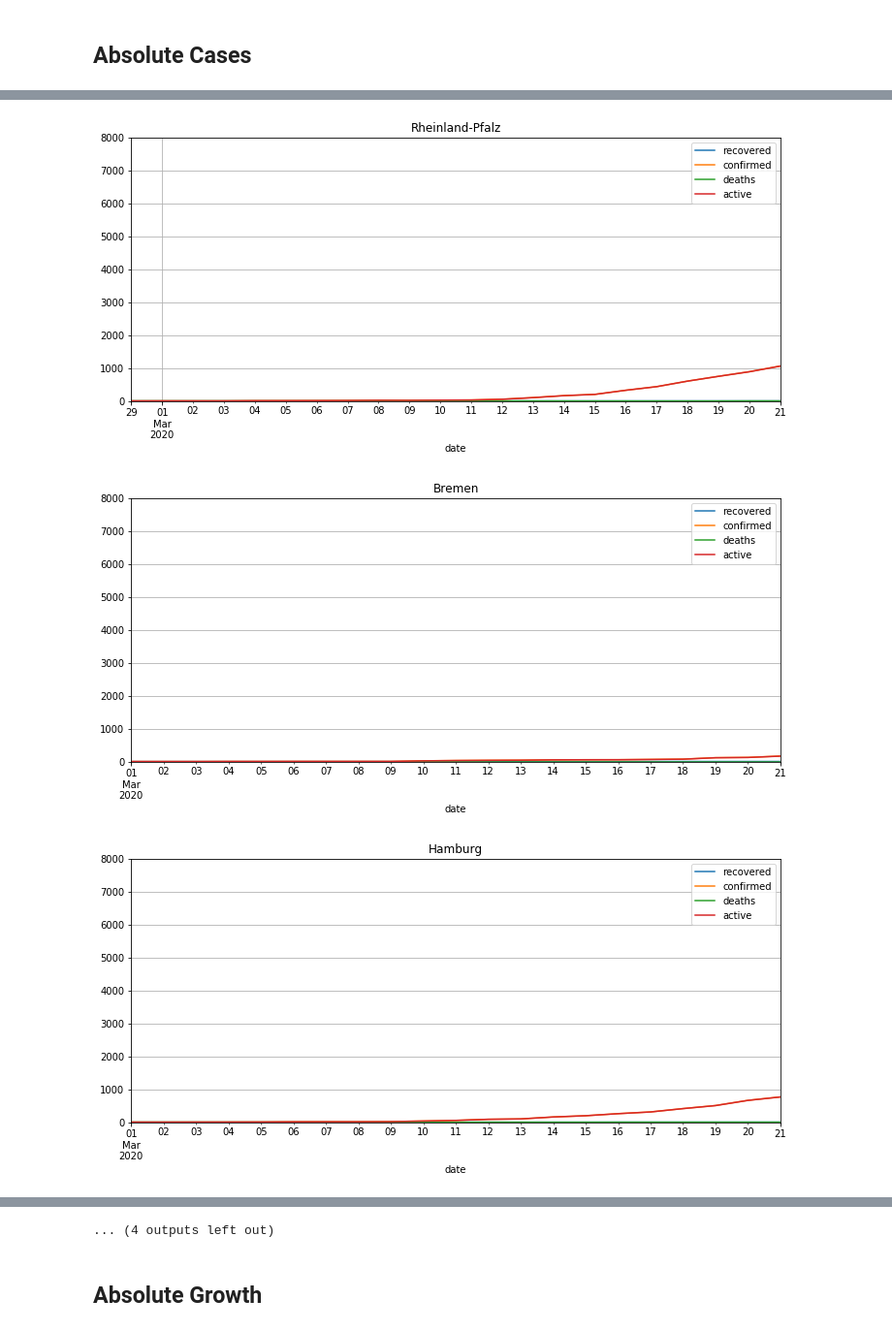
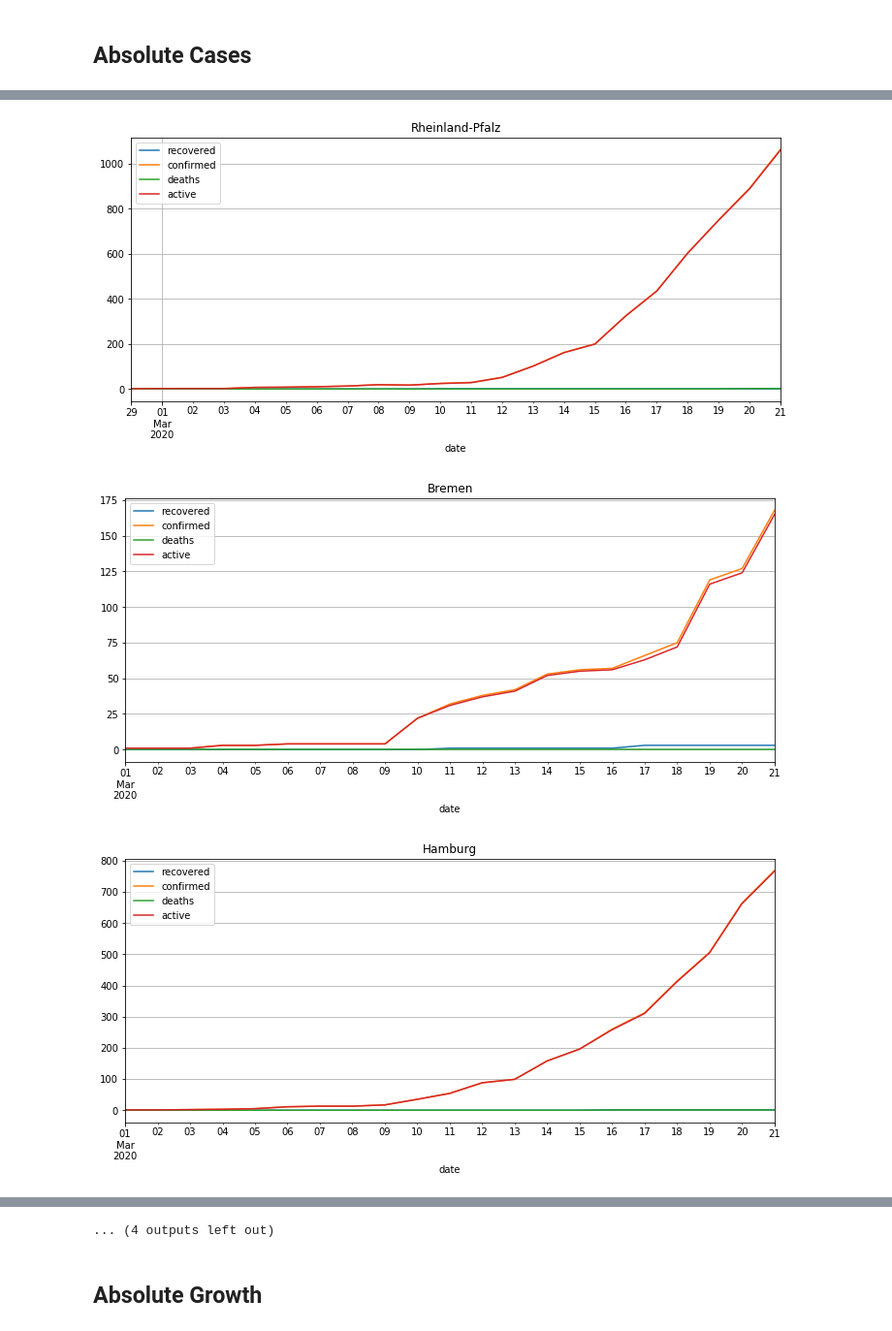
Before and after one commit to plipp/corona-2020-analysis, a Jupyter notebook: mp-data-analysis.ipynb, the cells around one changed output, grey strips where cells are left out. Shown at 97% size. Cells and saved outputs as stored; diff of their text form; code cells hidden in the pictures.

```diff
--- a/mp-data-analysis.ipynb
+++ b/mp-data-analysis.ipynb
@@ -85,3 +96,6 @@ feds.remove('Repatriierte')
 de_fed_by_date = de_fed_by_date_all[de_fed_by_date_all.label.isin(feds)]
 # %% [markdown]
 ## Absolute Cases
+# %%
+de_fed_by_date.set_index(['date']).groupby('label')['confirmed'].plot(figsize=(15,7), legend=True, title='Absolute Confirmed by Federation State')
+pyplot.grid(True);
@@ -88,5 +104,5 @@ de_fed_by_date = de_fed_by_date_all[de_fed_by_date_all.label.isin(feds)]
 # %%
 for fed in feds:
-    de_fed_by_date.loc[de_fed_by_date.label==fed].set_index('date').plot(figsize=(12,5), title=fed, ylim=(0,8000))
+    de_fed_by_date.loc[de_fed_by_date.label==fed].set_index('date').plot(figsize=(12,5), title=fed)
     pyplot.grid(True)
 # %% [output]
@@ -98,3 +114,3 @@ for fed in feds:
-[figure, old version]
+[figure, new version]
-[figure, old version]
+[figure, new version]
-[figure, old version]
+[figure, new version]
```
Also changed, not shown: parts of 10 cells of this notebook, 1 other file.
